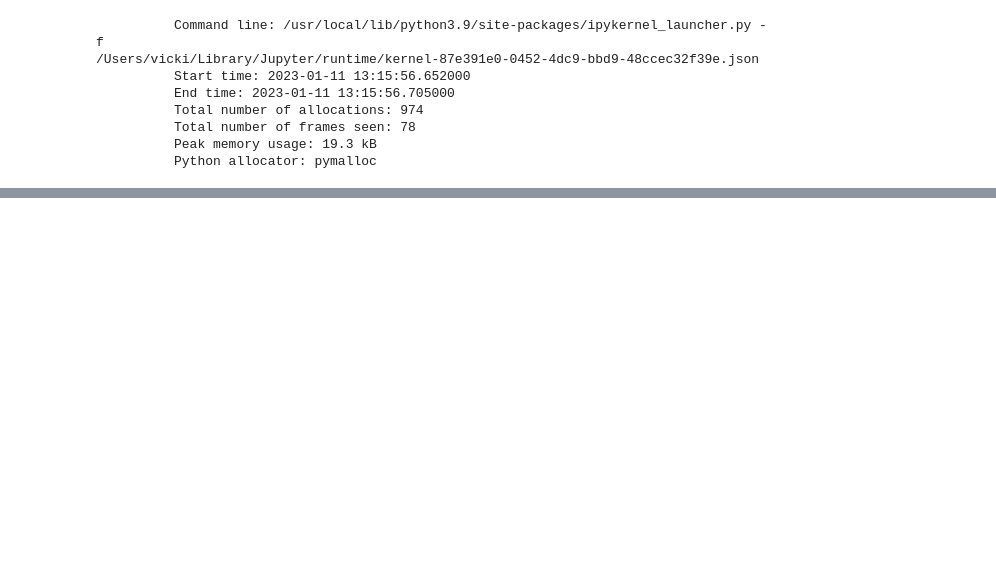
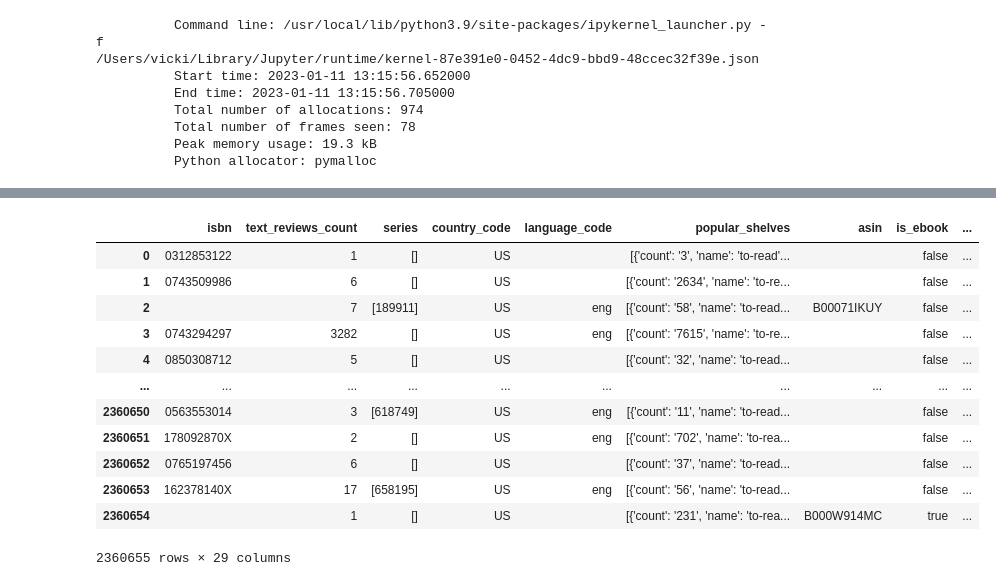
Before and after one commit to veekaybee/viberary, a Jupyter notebook: notebooks/memray_tracing.ipynb, the cells around one changed output, grey strips where cells are left out. Saved outputs shown, nothing was run; the diff lists cells and outputs as text; code cells hidden in the pictures; blank space fills up the shorter version.

Commit message:
memray updates

```diff
--- a/notebooks/memray_tracing.ipynb
+++ b/notebooks/memray_tracing.ipynb
@@ -76,0 +65,5 @@ print(stats.text)
+# %%
+%%memray_flamegraph
+from pyarrow import json
+df_pyarrow = json.read_json('/Users/vicki/viberary/viberary/jsonparquet/src/main/resources/goodreads_books.json')
+df_pyarrow = df_pyarrow.to_pandas()
@@ -77,2 +115,18 @@ print(stats.text)
+# %%
+df_pyarrow
+# %% [output]
+|  | isbn | text_reviews_count | series | country_code | language_code | popular_shelves | asin | is_ebook | ... |
+| 0 | 0312853122 | 1 | [] | US |  | [{'count': '3', 'name': 'to-read'... |  | false | ... |
+| 1 | 0743509986 | 6 | [] | US |  | [{'count': '2634', 'name': 'to-re... |  | false | ... |
+| 2 |  | 7 | [189911] | US | eng | [{'count': '58', 'name': 'to-read... | B00071IKUY | false | ... |
+| 3 | 0743294297 | 3282 | [] | US | eng | [{'count': '7615', 'name': 'to-re... |  | false | ... |
+| 4 | 0850308712 | 5 | [] | US |  | [{'count': '32', 'name': 'to-read... |  | false | ... |
+| ... | ... | ... | ... | ... | ... | ... | ... | ... | ... |
+| 2360650 | 0563553014 | 3 | [618749] | US | eng | [{'count': '11', 'name': 'to-read... |  | false | ... |
+| 2360651 | 178092870X | 2 | [] | US | eng | [{'count': '702', 'name': 'to-rea... |  | false | ... |
+| 2360652 | 0765197456 | 6 | [] | US |  | [{'count': '37', 'name': 'to-read... |  | false | ... |
+| 2360653 | 162378140X | 17 | [658195] | US | eng | [{'count': '56', 'name': 'to-read... |  | false | ... |
+| 2360654 |  | 1 | [] | US |  | [{'count': '231', 'name': 'to-rea... | B000W914MC | true | ... |
+2360655 rows × 29 columns
 # %%
 import polars as pl
```
Also changed, not shown: parts of 14 cells of this notebook.
